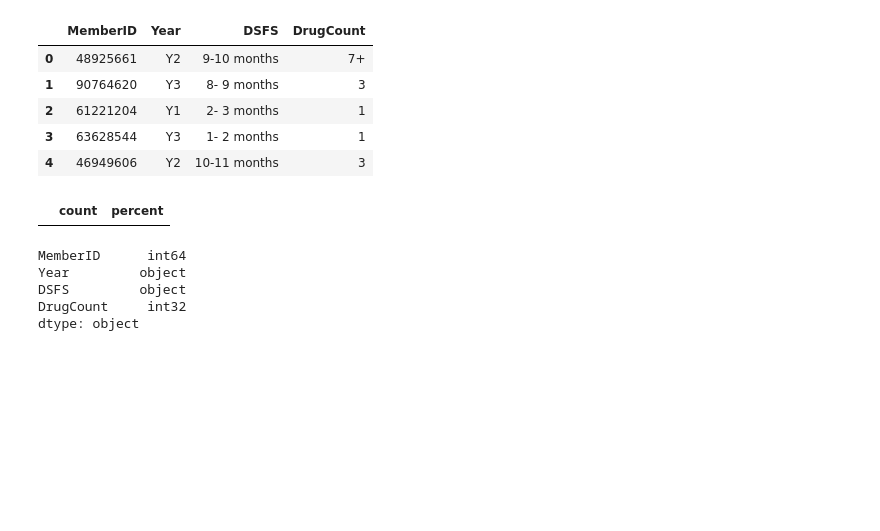
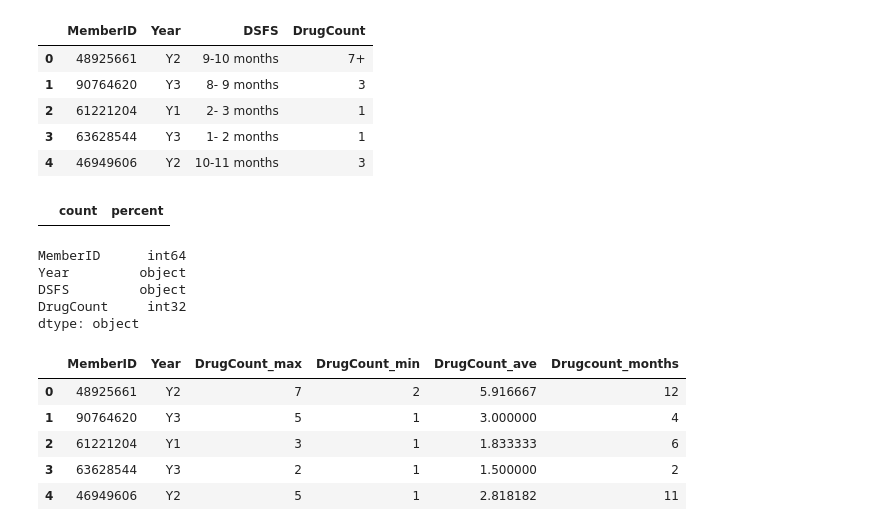
Before and after one commit to truongkhanhduy95/Heritage-Health-Prize, a Jupyter notebook: data-preprocessing.ipynb, the cells around one changed output. Drawn from its saved outputs; the diff is of its cells as text; code cells hidden in the pictures; blank space fills up the shorter version.

```diff
--- a/data-preprocessing.ipynb
+++ b/data-preprocessing.ipynb
@@ -361,3 +361,23 @@ Year         object
 DSFS         object
 DrugCount     int32
 dtype: object
+# %%
+df_group_drug = df_drug.groupby(['Year','MemberID'])
+
+df_new_drug = pd.DataFrame()
+df_new_drug['MemberID'] = df_group_drug['MemberID'].head()
+df_new_drug['Year'] = df_group_drug['Year'].head()
+
+df_new_drug['DrugCount_max'] = df_group_drug['DrugCount'].transform('max')
+df_new_drug['DrugCount_min'] = df_group_drug['DrugCount'].transform('min')
+df_new_drug['DrugCount_ave'] = df_group_drug['DrugCount'].transform(lambda x: np.average(x))
+df_new_drug['Drugcount_months'] = df_group_drug['MemberID'].transform('count')
+# %%
+df_new_drug.head()
+# %% [output]
+|  | MemberID | Year | DrugCount_max | DrugCount_min | DrugCount_ave | Drugcount_months |
+| 0 | 48925661 | Y2 | 7 | 2 | 5.916667 | 12 |
+| 1 | 90764620 | Y3 | 5 | 1 | 3.000000 | 4 |
+| 2 | 61221204 | Y1 | 3 | 1 | 1.833333 | 6 |
+| 3 | 63628544 | Y3 | 2 | 1 | 1.500000 | 2 |
+| 4 | 46949606 | Y2 | 5 | 1 | 2.818182 | 11 |
```
